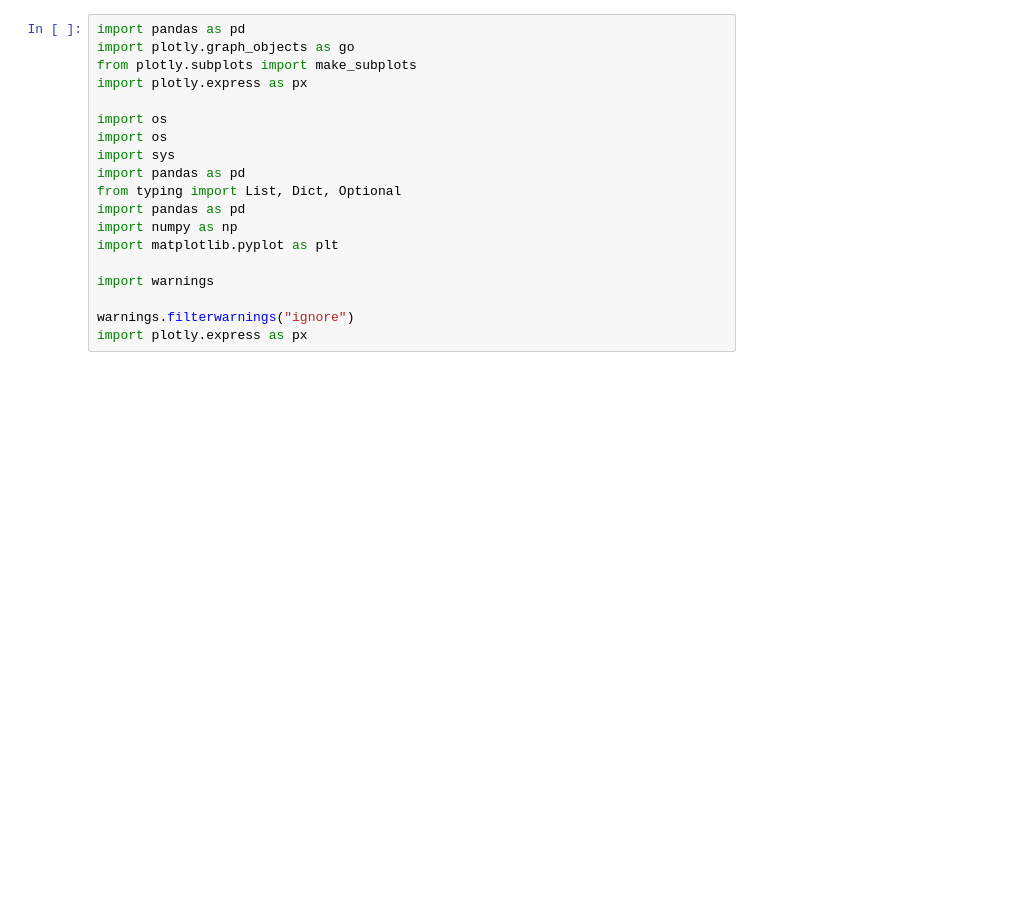
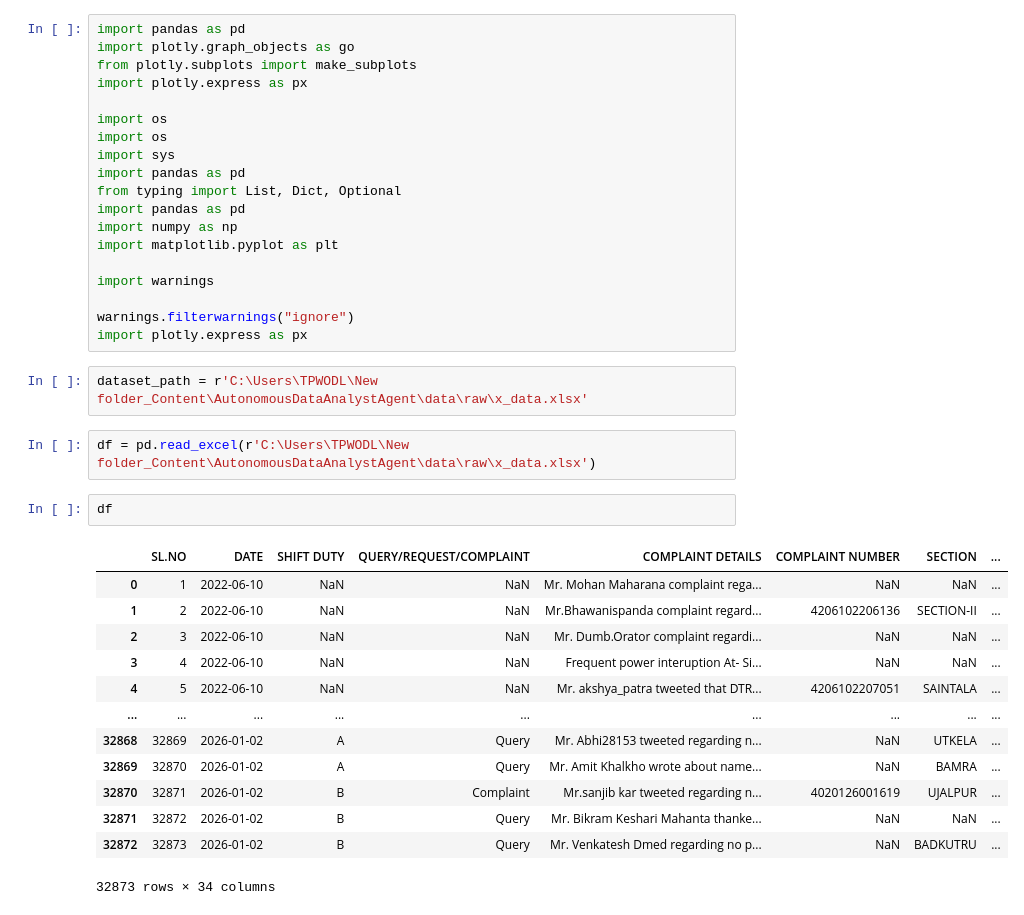
Before and after one commit to susantkumarsahoo/AutonomousDataAnalystAgent, a Jupyter notebook: notebooks/note_01.ipynb, the cells around one changed output. Saved outputs shown, nothing was run; the diff lists cells and outputs as text; blank space fills up the shorter version.

```diff
--- a/notebooks/note_01.ipynb
+++ b/notebooks/note_01.ipynb
@@ -17,3 +17,23 @@ import warnings
 
 warnings.filterwarnings("ignore")
 import plotly.express as px
+# %%
+dataset_path = r'C:\Users\TPWODL\New folder_Content\AutonomousDataAnalystAgent\data\raw\x_data.xlsx'
+# %%
+df = pd.read_excel(r'C:\Users\TPWODL\New folder_Content\AutonomousDataAnalystAgent\data\raw\x_data.xlsx')
+# %%
+df
+# %% [output]
+|  | SL.NO | DATE | SHIFT DUTY | QUERY/REQUEST/COMPLAINT | COMPLAINT DETAILS | COMPLAINT NUMBER | SECTION | ... |
+| 0 | 1 | 2022-06-10 | NaN | NaN | Mr. Mohan Maharana complaint rega... | NaN | NaN | ... |
+| 1 | 2 | 2022-06-10 | NaN | NaN | Mr.Bhawanispanda complaint regard... | 4206102206136 | SECTION-II | ... |
+| 2 | 3 | 2022-06-10 | NaN | NaN | Mr. Dumb.Orator complaint regardi... | NaN | NaN | ... |
+| 3 | 4 | 2022-06-10 | NaN | NaN | Frequent power interuption At- Si... | NaN | NaN | ... |
+| 4 | 5 | 2022-06-10 | NaN | NaN | Mr. akshya_patra tweeted that DTR... | 4206102207051 | SAINTALA | ... |
+| ... | ... | ... | ... | ... | ... | ... | ... | ... |
+| 32868 | 32869 | 2026-01-02 | A | Query | Mr. Abhi28153 tweeted regarding n... | NaN | UTKELA | ... |
+| 32869 | 32870 | 2026-01-02 | A | Query | Mr. Amit Khalkho wrote about name... | NaN | BAMRA | ... |
+| 32870 | 32871 | 2026-01-02 | B | Complaint | Mr.sanjib kar tweeted regarding n... | 4020126001619 | UJALPUR | ... |
+| 32871 | 32872 | 2026-01-02 | B | Query | Mr. Bikram Keshari Mahanta thanke... | NaN | NaN | ... |
+| 32872 | 32873 | 2026-01-02 | B | Query | Mr. Venkatesh Dmed regarding no p... | NaN | BADKUTRU | ... |
+32873 rows × 34 columns
```
Also changed, not shown: parts of 19 cells of this notebook, 11 other files.
